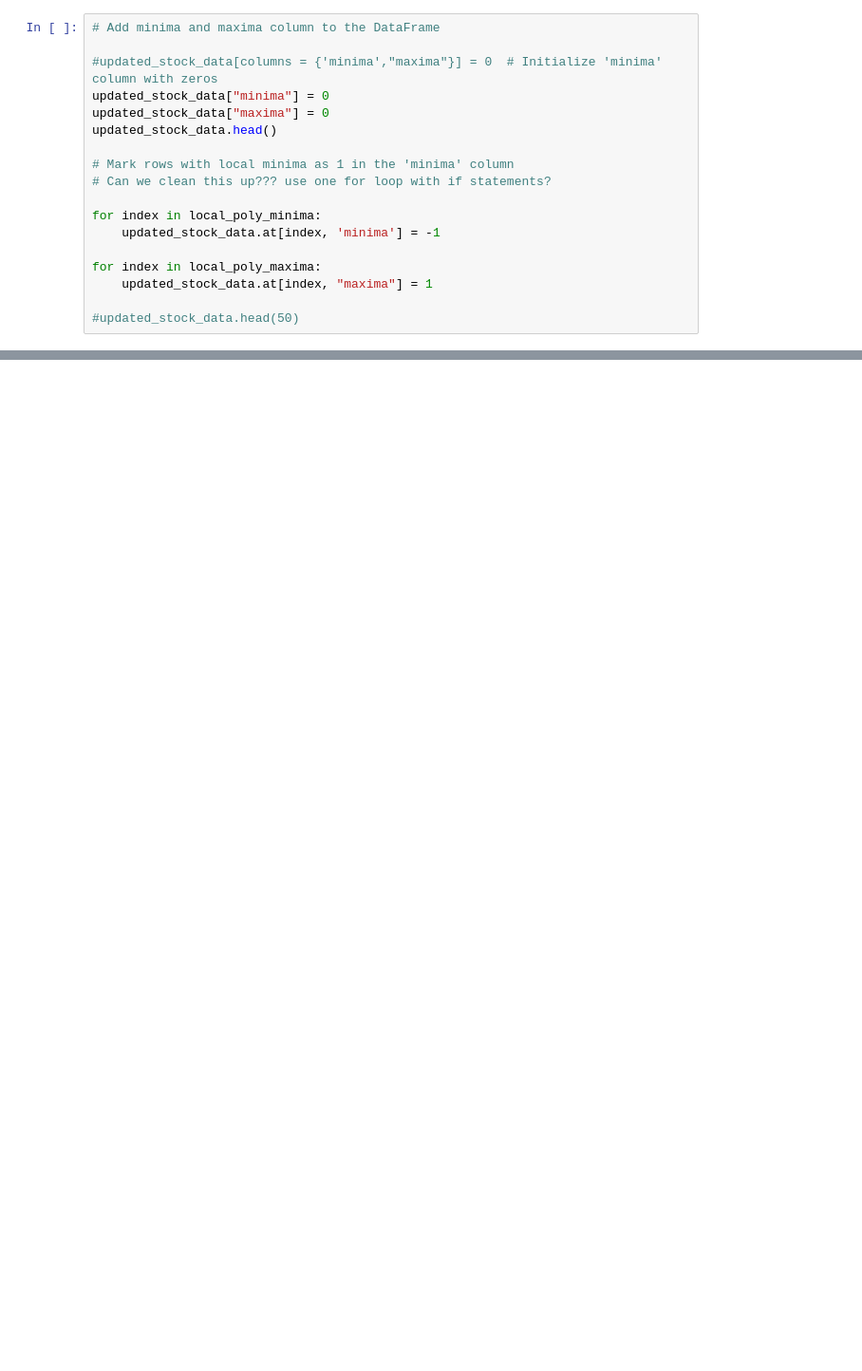
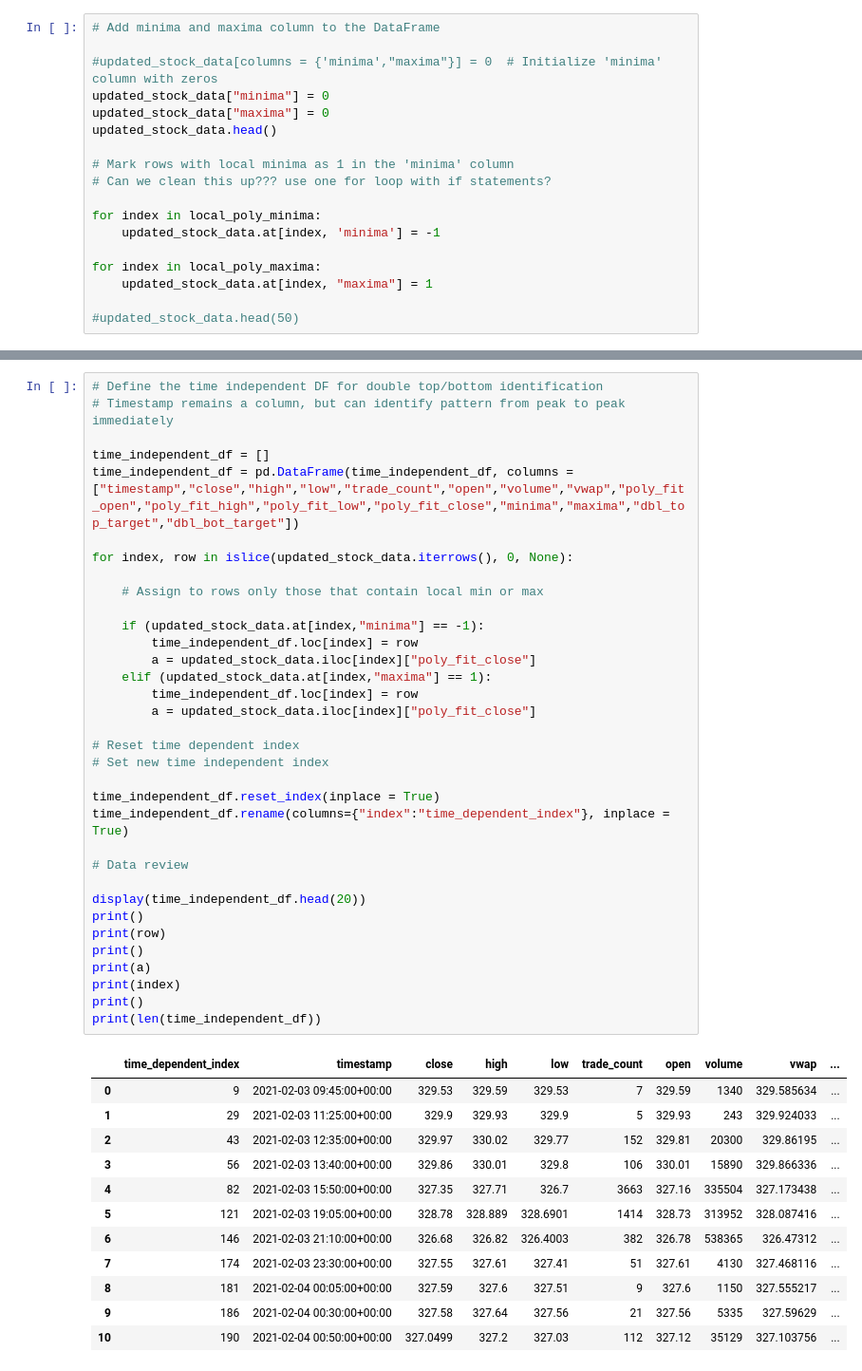
Before and after one commit to dahmadi/TheTrendIsYourFriend, a Jupyter notebook: TrendIsYourFriend_1.0.ipynb, the cells around one changed output, grey strips where cells are left out. Shown at 95% size. Drawn from its saved outputs; the diff is of its cells as text; blank space fills up the shorter version.

Commit message:
code to identify double top and bot patterns. writes to new time independent DF.

```diff
--- a/TrendIsYourFriend_1.0.ipynb
+++ b/TrendIsYourFriend_1.0.ipynb
@@ -270,0 +260,47 @@ updated_stock_data.tail(50)
+# %%
+# Define the time independent DF for double top/bottom identification
+# Timestamp remains a column, but can identify pattern from peak to peak immediately
+
+time_independent_df = []
+time_independent_df = pd.DataFrame(time_independent_df, columns = ["timestamp","close","high","low","trade_count","open","volume","vwap","poly_fit_open","poly_fit_high","poly_fit_low","poly_fit_close","minima","maxima","dbl_top_target","dbl_bot_target"])
+
+for index, row in islice(updated_stock_data.iterrows(), 0, None):
+
+    # Assign to rows only those that contain local min or max
+
+    if (updated_stock_data.at[index,"minima"] == -1):
+        time_independent_df.loc[index] = row
+        a = updated_stock_data.iloc[index]["poly_fit_close"]
+    elif (updated_stock_data.at[index,"maxima"] == 1):
+        time_independent_df.loc[index] = row
+        a = updated_stock_data.iloc[index]["poly_fit_close"]
+
+# Reset time dependent index
+# Set new time independent index
+
+time_independent_df.reset_index(inplace = True)
+time_independent_df.rename(columns={"index":"time_dependent_index"}, inplace = True)
+
+# Data review
+
+display(time_independent_df.head(20))
+print()
+print(row)
+print()
+print(a)
+print(index)
+print()
+print(len(time_independent_df))
+# %% [output]
+|  | time_dependent_index | timestamp | close | high | low | trade_count | open | volume | vwap | ... |
+| 0 | 9 | 2021-02-03 09:45:00+00:00 | 329.53 | 329.59 | 329.53 | 7 | 329.59 | 1340 | 329.585634 | ... |
+| 1 | 29 | 2021-02-03 11:25:00+00:00 | 329.9 | 329.93 | 329.9 | 5 | 329.93 | 243 | 329.924033 | ... |
+| 2 | 43 | 2021-02-03 12:35:00+00:00 | 329.97 | 330.02 | 329.77 | 152 | 329.81 | 20300 | 329.86195 | ... |
+| 3 | 56 | 2021-02-03 13:40:00+00:00 | 329.86 | 330.01 | 329.8 | 106 | 330.01 | 15890 | 329.866336 | ... |
+| 4 | 82 | 2021-02-03 15:50:00+00:00 | 327.35 | 327.71 | 326.7 | 3663 | 327.16 | 335504 | 327.173438 | ... |
+| 5 | 121 | 2021-02-03 19:05:00+00:00 | 328.78 | 328.889 | 328.6901 | 1414 | 328.73 | 313952 | 328.087416 | ... |
+| 6 | 146 | 2021-02-03 21:10:00+00:00 | 326.68 | 326.82 | 326.4003 | 382 | 326.78 | 538365 | 326.47312 | ... |
+| 7 | 174 | 2021-02-03 23:30:00+00:00 | 327.55 | 327.61 | 327.41 | 51 | 327.61 | 4130 | 327.468116 | ... |
+| 8 | 181 | 2021-02-04 00:05:00+00:00 | 327.59 | 327.6 | 327.51 | 9 | 327.6 | 1150 | 327.555217 | ... |
+| 9 | 186 | 2021-02-04 00:30:00+00:00 | 327.58 | 327.64 | 327.56 | 21 | 327.56 | 5335 | 327.59629 | ... |
+| 10 | 190 | 2021-02-04 00:50:00+00:00 | 327.0499 | 327.2 | 327.03 | 112 | 327.12 | 35129 | 327.103756 | ... |
```
Also changed, not shown: parts of 11 cells of this notebook.
